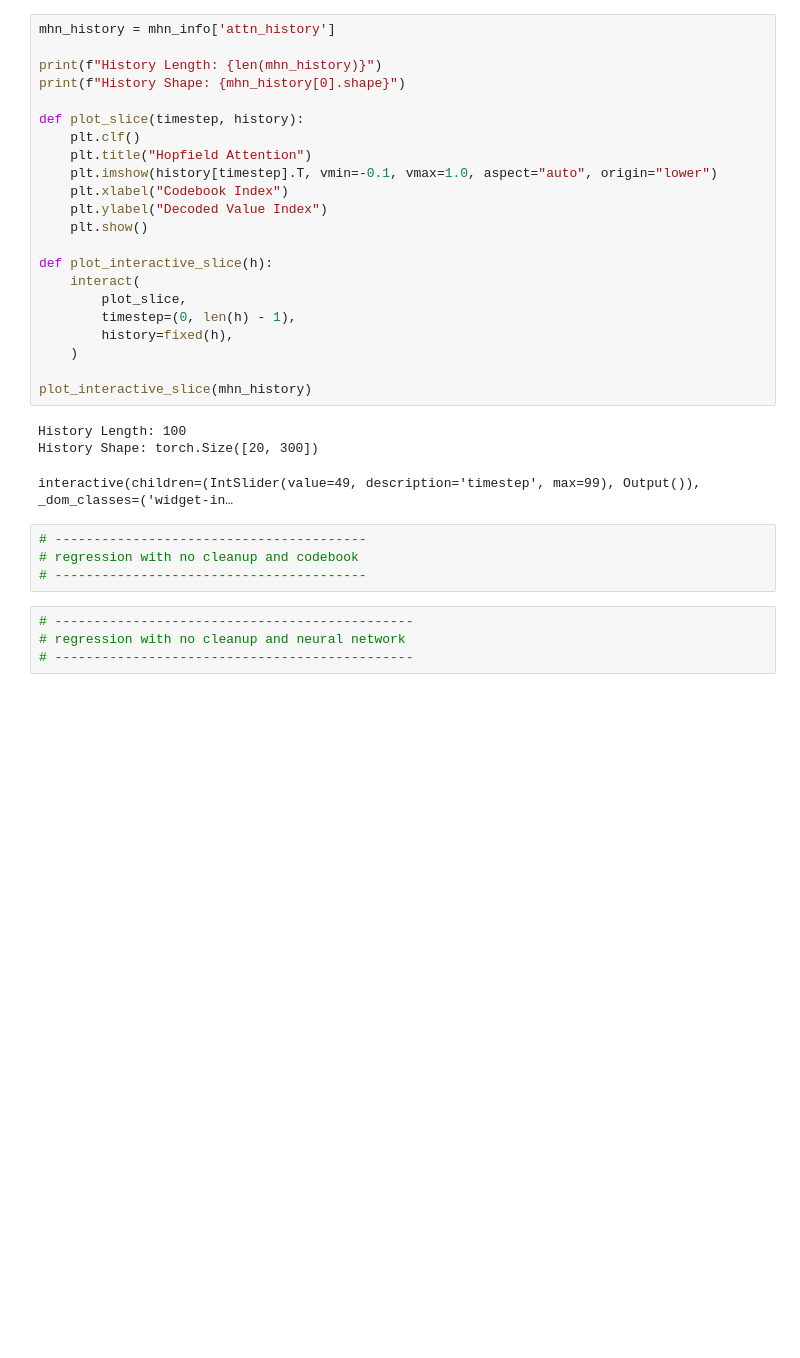
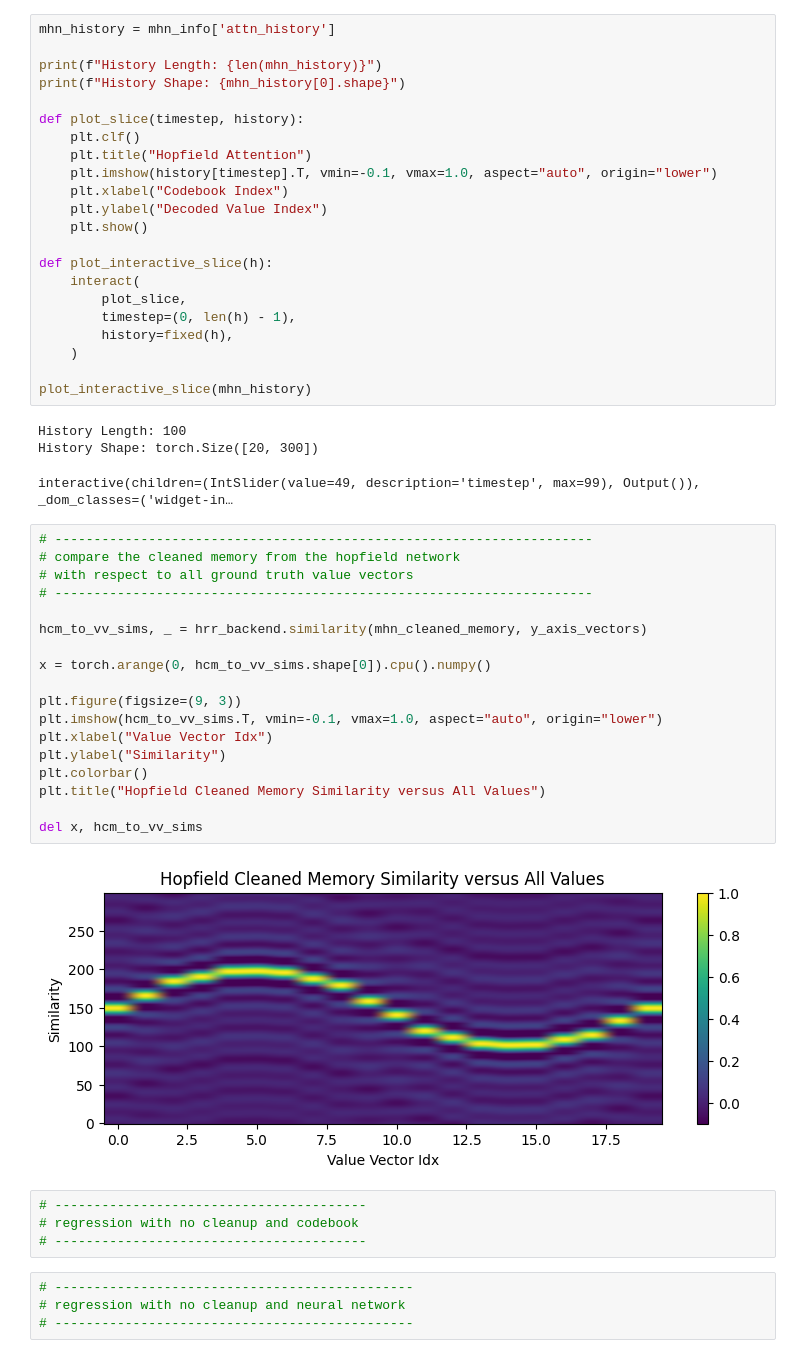
Before and after one commit to Parsa-Research-Laboratory/HyperSpace, a Jupyter notebook: experiments/development/1d_curve.ipynb, the cells around one changed output. Cells and saved outputs as stored; diff of their text form; blank space fills up the shorter version.

Commit message:
adding a visualization of the cleaned memory from modern hopfield network

```diff
--- a/experiments/development/1d_curve.ipynb
+++ b/experiments/development/1d_curve.ipynb
@@ -604,6 +604,26 @@ plot_interactive_slice(mhn_history)
 History Length: 100
 History Shape: torch.Size([20, 300])
 interactive(children=(IntSlider(value=49, description='timestep', max=99), Output()), _dom_classes=('widget-in…
+# %%
+# ---------------------------------------------------------------------
+# compare the cleaned memory from the hopfield network
+# with respect to all ground truth value vectors
+# ---------------------------------------------------------------------
+
+hcm_to_vv_sims, _ = hrr_backend.similarity(mhn_cleaned_memory, y_axis_vectors)
+
+x = torch.arange(0, hcm_to_vv_sims.shape[0]).cpu().numpy()
+
+plt.figure(figsize=(9, 3))
+plt.imshow(hcm_to_vv_sims.T, vmin=-0.1, vmax=1.0, aspect="auto", origin="lower")
+plt.xlabel("Value Vector Idx")
+plt.ylabel("Similarity")
+plt.colorbar()
+plt.title("Hopfield Cleaned Memory Similarity versus All Values")
+
+del x, hcm_to_vv_sims
+# %% [output]
+[figure, added]
 # %%
 # ----------------------------------------
 # regression with no cleanup and codebook
```
Also changed, not shown: parts of 6 cells of this notebook.
